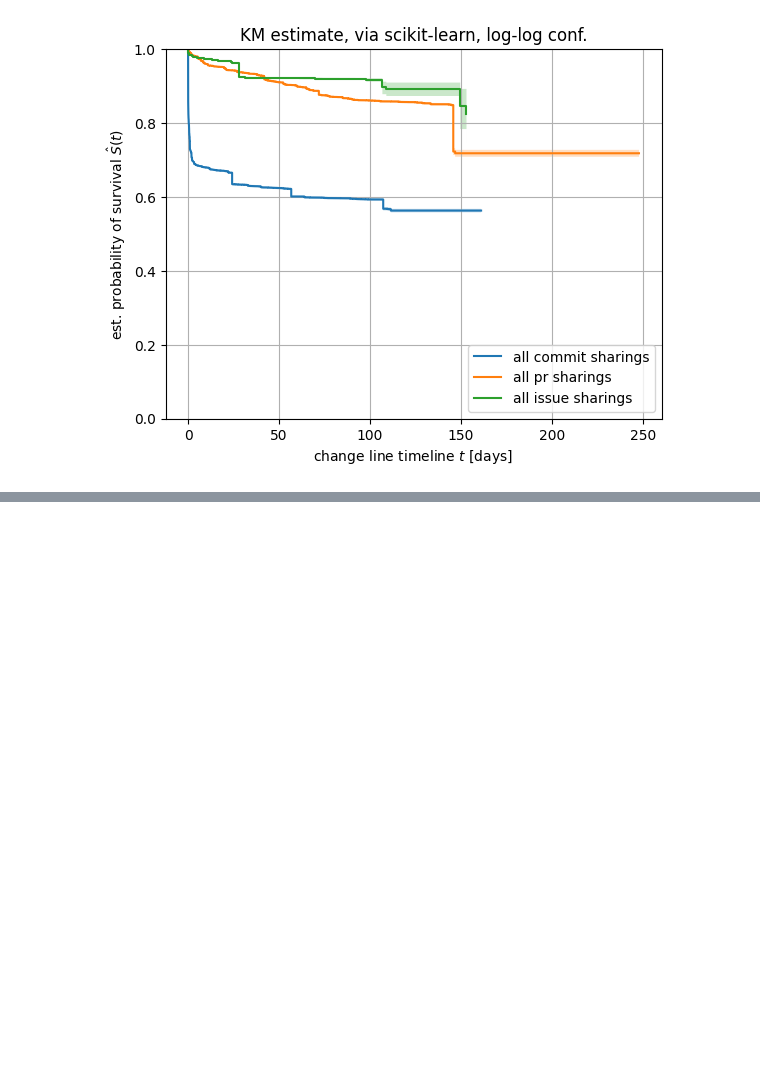
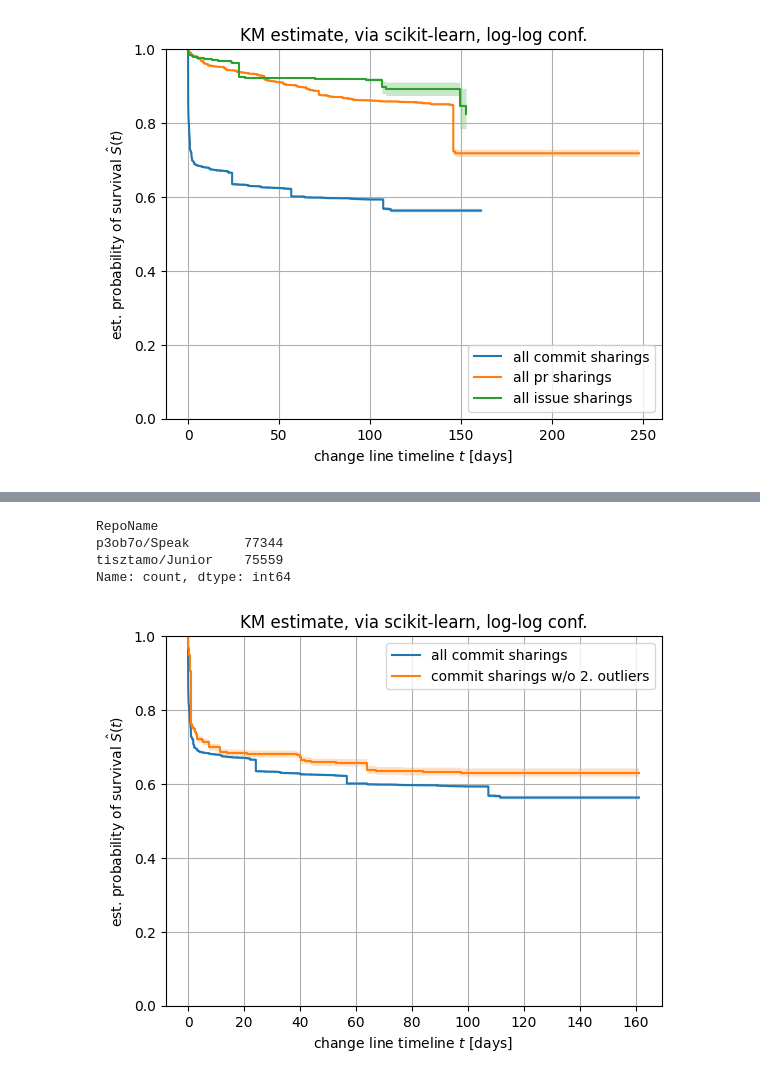
Before and after one commit to ncusi/MSR_Challenge_2024, a Jupyter notebook: notebooks/analyze_changes_survival.ipynb, the cells around one changed output, grey strips where cells are left out. Cells and saved outputs as stored; diff of their text form; code cells hidden in the pictures; blank space fills up the shorter version.

```diff
--- a/notebooks/analyze_changes_survival.ipynb
+++ b/notebooks/analyze_changes_survival.ipynb
@@ -832,0 +854,21 @@ plt.show()
+# %%
+df_commit.loc[:, 'outlier'] = False
+df_commit.loc[df_commit['RepoName'] == 'p3ob7o/Speak', 'outlier'] = True
+df_commit.loc[df_commit['RepoName'] == 'tisztamo/Junior', 'outlier'] = True
+
+df_commit[df_commit['outlier']]['RepoName'].value_counts()
+# %% [output]
+RepoName
+p3ob7o/Speak       77344
+tisztamo/Junior    75559
+Name: count, dtype: int64
+# %%
+compute_and_plot_KM_sksurv(df_commit['E'], df_commit['T'], "all commit sharings")
+compute_and_plot_KM_sksurv(df_commit[~df_commit['outlier']]['E'],
+                           df_commit[~df_commit['outlier']]['T'], "commit sharings w/o 2. outliers")
+
+plt.legend()
+plt.grid()
+plt.show()
+# %% [output]
+[figure, added]
```
Also changed, not shown: parts of 27 cells of this notebook.
